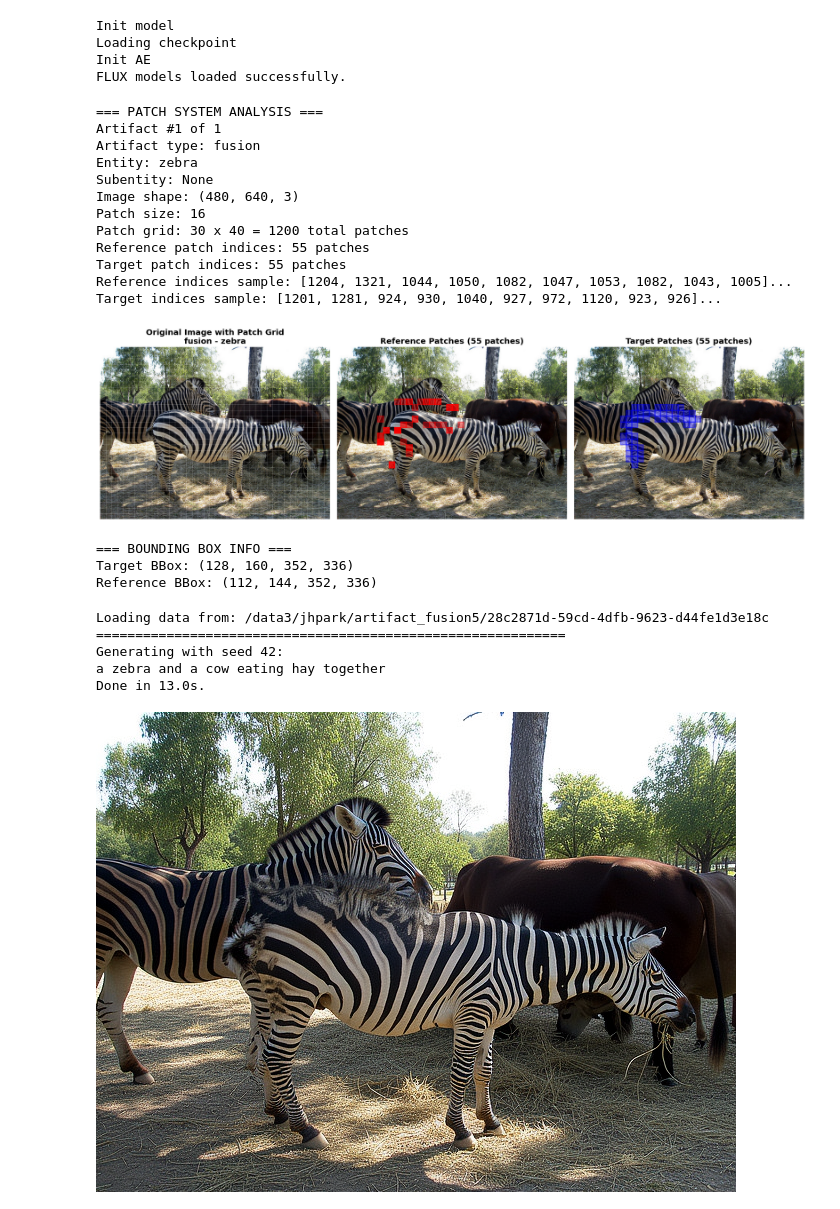
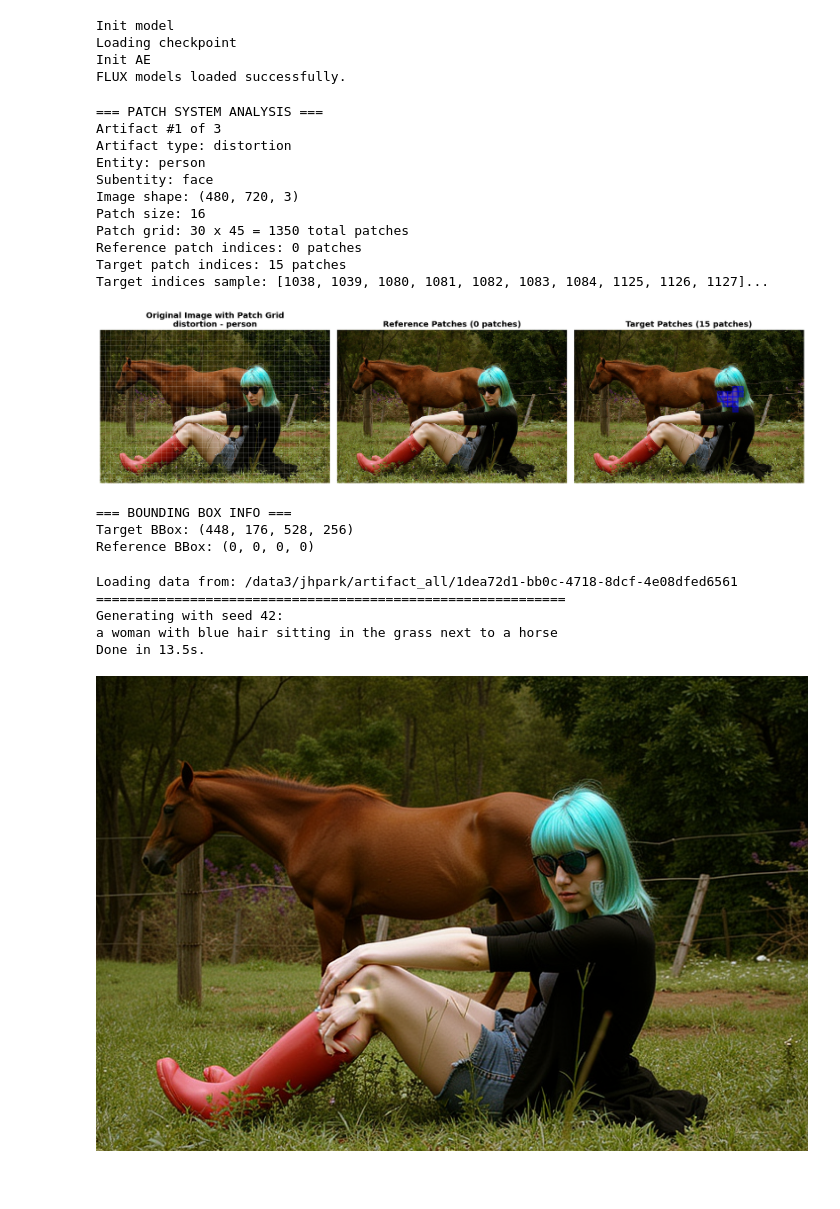
Before and after one commit to krafton-ai/Artiagent, a Jupyter notebook: src/notebooks/flux_visualization.ipynb, the cells around one changed output. Saved outputs shown, nothing was run; the diff lists cells and outputs as text; code cells hidden in the pictures; blank space fills up the shorter version.

Commit message:
in context examples and notebooks for visualization

```diff
--- a/src/notebooks/flux_visualization.ipynb
+++ b/src/notebooks/flux_visualization.ipynb
@@ -347,7 +347,7 @@ Init AE
 FLUX models loaded successfully.
 # %%
 # Create an iterator for image directories to easily switch between them
-removal_dir = Path('/data3/jhpark/artifact_fusion5')  # Current directory (exps/1k/removal)
+removal_dir = Path('/data3/jhpark/artifact_all')  # Current directory (exps/1k/removal)
 image_dirs = iter([d for d in removal_dir.iterdir() if d.is_dir() and not d.name.startswith('log')])
 # %%
 selected_dir = next(image_dirs)
@@ -362,41 +362,39 @@ reference_patch_indices = metadata['artifacts'][0]['reference_patch_indices']
 # print(target_patch_indices, reference_patch_indices)
 # %% [output]
 === PATCH SYSTEM ANALYSIS ===
-Artifact #1 of 1
-Artifact type: fusion
-Entity: zebra
-Subentity: None
-Image shape: (480, 640, 3)
+Artifact #1 of 3
+Artifact type: distortion
+Entity: person
+Subentity: face
+Image shape: (480, 720, 3)
 Patch size: 16
-Patch grid: 30 x 40 = 1200 total patches
-Reference patch indices: 55 patches
-Target patch indices: 55 patches
-Reference indices sample: [1204, 1321, 1044, 1050, 1082, 1047, 1053, 1082, 1043, 1005]...
-Target indices sample: [1201, 1281, 924, 930, 1040, 927, 972, 1120, 923, 926]...
+Patch grid: 30 x 45 = 1350 total patches
+Reference patch indices: 0 patches
+Target patch indices: 15 patches
+Target indices sample: [1038, 1039, 1080, 1081, 1082, 1083, 1084, 1125, 1126, 1127]...
-[figure, old version]
+[figure, new version]
 === BOUNDING BOX INFO ===
-Target BBox: (128, 160, 352, 336)
-Reference BBox: (112, 144, 352, 336)
+Target BBox: (448, 176, 528, 256)
+Reference BBox: (0, 0, 0, 0)
 # %%
 print(f"Loading data from: {selected_dir}")
 print("=" * 60)
 
 result_img = flux_gen.inject_artifacts(
     source_prompt=caption,
     target_prompt=caption,
     source_img=metadata['real_image_path'],
     artifact_data=metadata['artifacts'],
-    pe_step=0.3,
     inject_step=20,
 )
 result_img
 # %% [output]
-Loading data from: /data3/jhpark/artifact_fusion5/28c2871d-59cd-4dfb-9623-d44fe1d3e18c
+Loading data from: /data3/jhpark/artifact_all/1dea72d1-bb0c-4718-8dcf-4e08dfed6561
 ============================================================
 Generating with seed 42:
-a zebra and a cow eating hay together
-Done in 13.0s.
+a woman with blue hair sitting in the grass next to a horse
+Done in 13.5s.
-[figure, old version]
+[figure, new version]
 # %%
 Image.open(metadata['real_image_path'])
 # %% [output]
```
Also changed, not shown: parts of 2 cells of this notebook, 36 other files.
